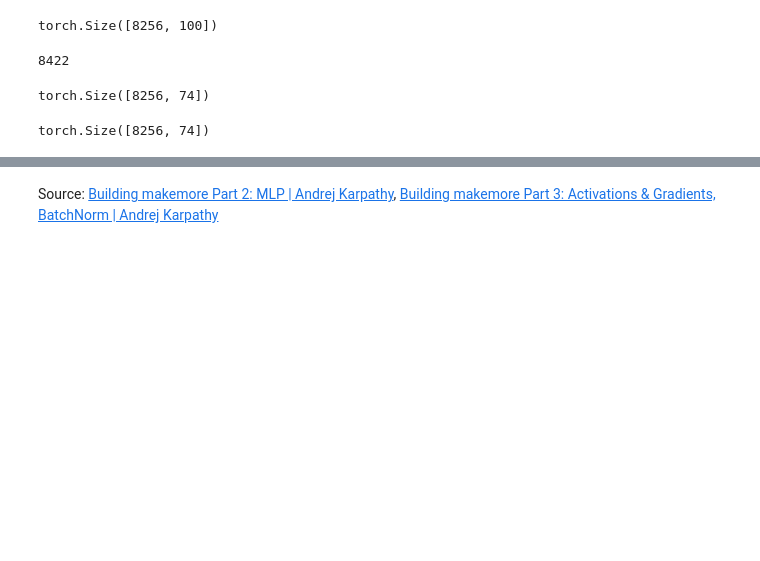
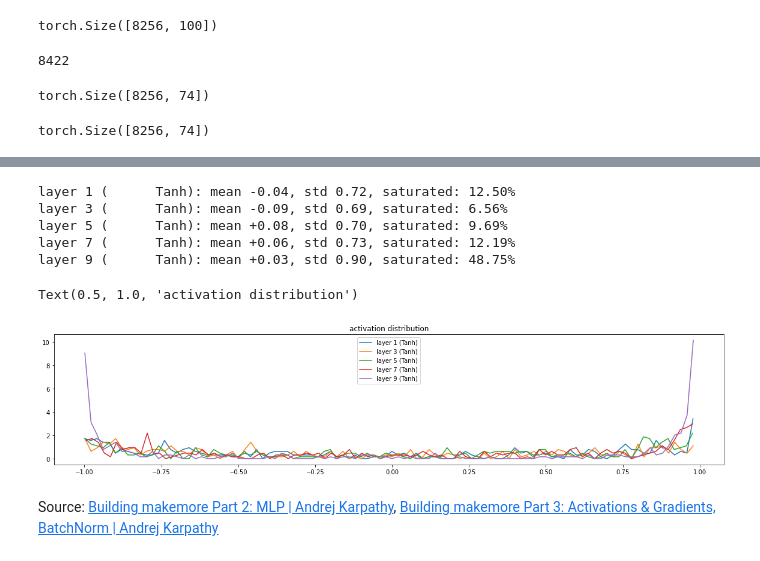
Before and after one commit to hardik-vala/unicorn-namegen, a Jupyter notebook: unicorn_namegen.ipynb, the cells around one changed output, grey strips where cells are left out. Cells and saved outputs as stored; diff of their text form; code cells hidden in the pictures; blank space fills up the shorter version.

```diff
--- a/unicorn_namegen.ipynb
+++ b/unicorn_namegen.ipynb
@@ -588,2 +728,23 @@ SwIUARSá)GKayBeirema2)HhlirYoQeá7ooX-,IQ7TeooUVTCQ8oAQHiariJifuatoeTONeIUHhovo
+# %%
+# visualize histograms
+plt.figure(figsize=(20,4)) # width and height of the plot
+legends =[]
+for i, layer in enumerate(layers[:-1]): # exclude the output layer
+  if isinstance(layer, Tanh):
+    t = layer.out
+    print('layer %d (%10s): mean %+.2f, std %.2f, saturated: %.2f%%' % (i, layer.__class__.__name__, t.mean(), t.std(), (t.abs() > 0.97).float().mean()*100))
+    hy, hx = torch.histogram(t, density=True)
+    plt.plot(hx[:-1].detach(), hy.detach())
+    legends.append(f'layer {i} ({layer.__class__.__name__})')
+plt.legend(legends)
+plt.title('activation distribution')
+# %% [output]
+layer 1 (      Tanh): mean -0.04, std 0.72, saturated: 12.50%
+layer 3 (      Tanh): mean -0.09, std 0.69, saturated: 6.56%
+layer 5 (      Tanh): mean +0.08, std 0.70, saturated: 9.69%
+layer 7 (      Tanh): mean +0.06, std 0.73, saturated: 12.19%
+layer 9 (      Tanh): mean +0.03, std 0.90, saturated: 48.75%
+Text(0.5, 1.0, 'activation distribution')
+[figure, added]
 # %% [markdown]
 Source: [Building makemore Part 2: MLP | Andrej Karpathy](https://www.youtube.com/watch?v=TCH_1BHY58I), [Building makemore Part 3: Activations & Gradients, BatchNorm | Andrej Karpathy](https://www.youtube.com/watch?v=P6sfmUTpUmc&list=PLAqhIrjkxbuWI23v9cThsA9GvCAUhRvKZ&index=4)
```
Also changed, not shown: parts of 11 cells of this notebook.
